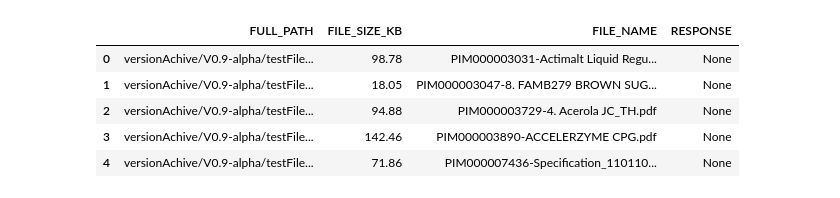
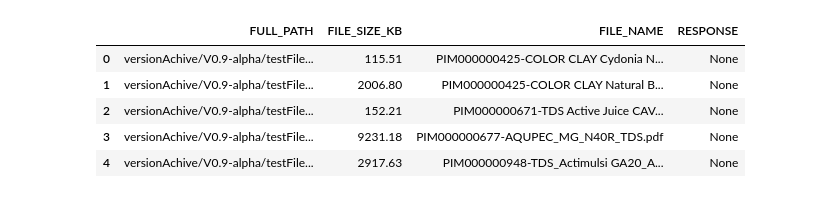
Before and after one commit to polohot/dksh-raw-tds-parser, a Jupyter notebook: apiTest.ipynb, the cells around one changed output. Cells and saved outputs as stored; diff of their text form; code cells hidden in the pictures.

```diff
--- a/apiTest.ipynb
+++ b/apiTest.ipynb
@@ -33,26 +33,26 @@ from customutils import *
 # %%
 import pandas as pd
 
-businessLine = 'FBI'
+businessLine = 'PCI'
 
 # DEFINE PATH
-pdfpath = f"versionAchive/V0.9-alpha/testFiles/{businessLine}/"
+pdfpath = f"versionAchive/V0.9-alpha/testFiles/PCI/"
 # LIST ALL PDF
 lspdf = [f for f in os.listdir(pdfpath) if f.endswith('.pdf')]
 # DF
 dfPDF = pd.DataFrame()
 dfPDF['FULL_PATH'] = [pdfpath+f for f in lspdf]
 dfPDF['FILE_SIZE_KB'] = dfPDF['FULL_PATH'].apply(lambda x: round(os.path.getsize(x) / 1024, 2))
 dfPDF['FILE_NAME'] = lspdf
 dfPDF['RESPONSE'] = None
 
-# dfPDF = dfPDF.iloc[:5]
+# dfPDF = dfPDF.iloc[:3]
 
 dfPDF.head()
 # %% [output]
 |  | FULL_PATH | FILE_SIZE_KB | FILE_NAME | RESPONSE |
-| 0 | versionAchive/V0.9-alpha/testFile... | 98.78 | PIM000003031-Actimalt Liquid Regu... | None |
-| 1 | versionAchive/V0.9-alpha/testFile... | 18.05 | PIM000003047-8. FAMB279 BROWN SUG... | None |
-| 2 | versionAchive/V0.9-alpha/testFile... | 94.88 | PIM000003729-4. Acerola JC_TH.pdf | None |
-| 3 | versionAchive/V0.9-alpha/testFile... | 142.46 | PIM000003890-ACCELERZYME CPG.pdf | None |
-| 4 | versionAchive/V0.9-alpha/testFile... | 71.86 | PIM000007436-Specification_110110... | None |
+| 0 | versionAchive/V0.9-alpha/testFile... | 115.51 | PIM000000425-COLOR CLAY Cydonia N... | None |
+| 1 | versionAchive/V0.9-alpha/testFile... | 2006.80 | PIM000000425-COLOR CLAY Natural B... | None |
+| 2 | versionAchive/V0.9-alpha/testFile... | 152.21 | PIM000000671-TDS Active Juice CAV... | None |
+| 3 | versionAchive/V0.9-alpha/testFile... | 9231.18 | PIM000000677-AQUPEC_MG_N40R_TDS.pdf | None |
+| 4 | versionAchive/V0.9-alpha/testFile... | 2917.63 | PIM000000948-TDS_Actimulsi GA20_A... | None |
```
Also changed, not shown: parts of 10 cells of this notebook, 56 other files.
